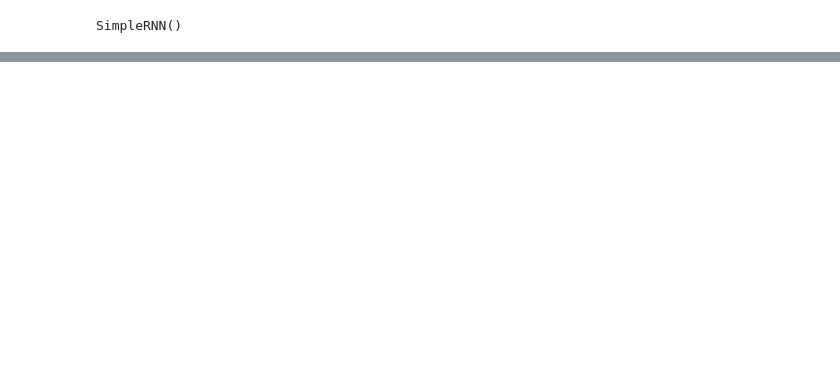
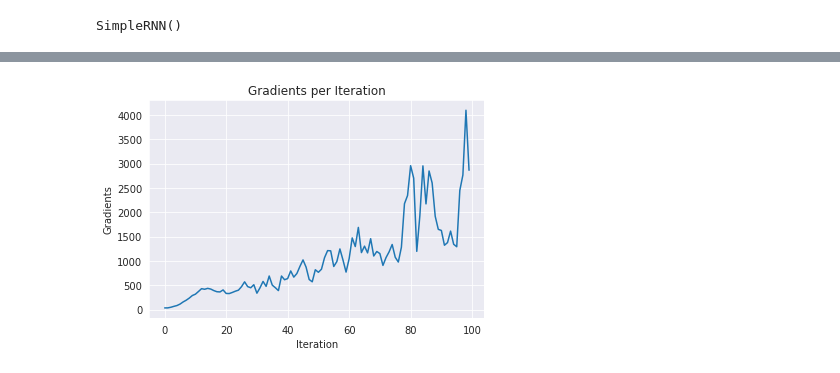
Before and after one commit to statisticallyfit/PythonNeuralNetNLP, a Jupyter notebook: src/NLPstudy/LSTMModel/LSTMFromScratch.ipynb, the cells around one changed output, grey strips where cells are left out. Cells and saved outputs as stored; diff of their text form; code cells hidden in the pictures; blank space fills up the shorter version.

```diff
--- a/src/NLPstudy/LSTMModel/LSTMFromScratch.ipynb
+++ b/src/NLPstudy/LSTMModel/LSTMFromScratch.ipynb
@@ -635,3 +632,10 @@ for t in range(NUM_ITERS):
 
     h_0.grad.zero_()
     lstm.zero_grad()
+# %%
+# NOte how gradient is accumulating
+# TODO (?): gradients for c_t propagate back to the gradients for c_t-1
+# Also the influence of the initial state c_t will influence future states c_t+1
+plotGradients(gradientsLSTM)
+# %% [output]
+[figure, added]
```
Also changed, not shown: parts of 18 cells of this notebook.
